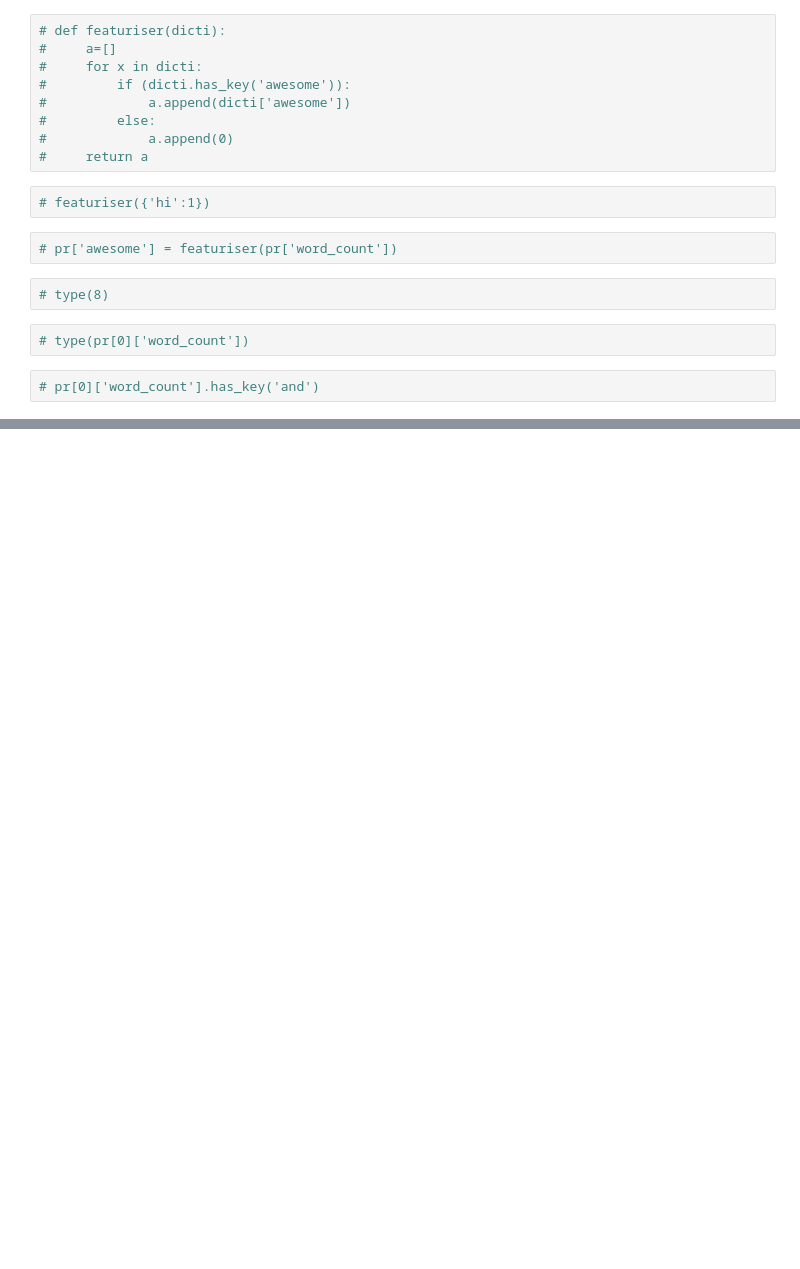
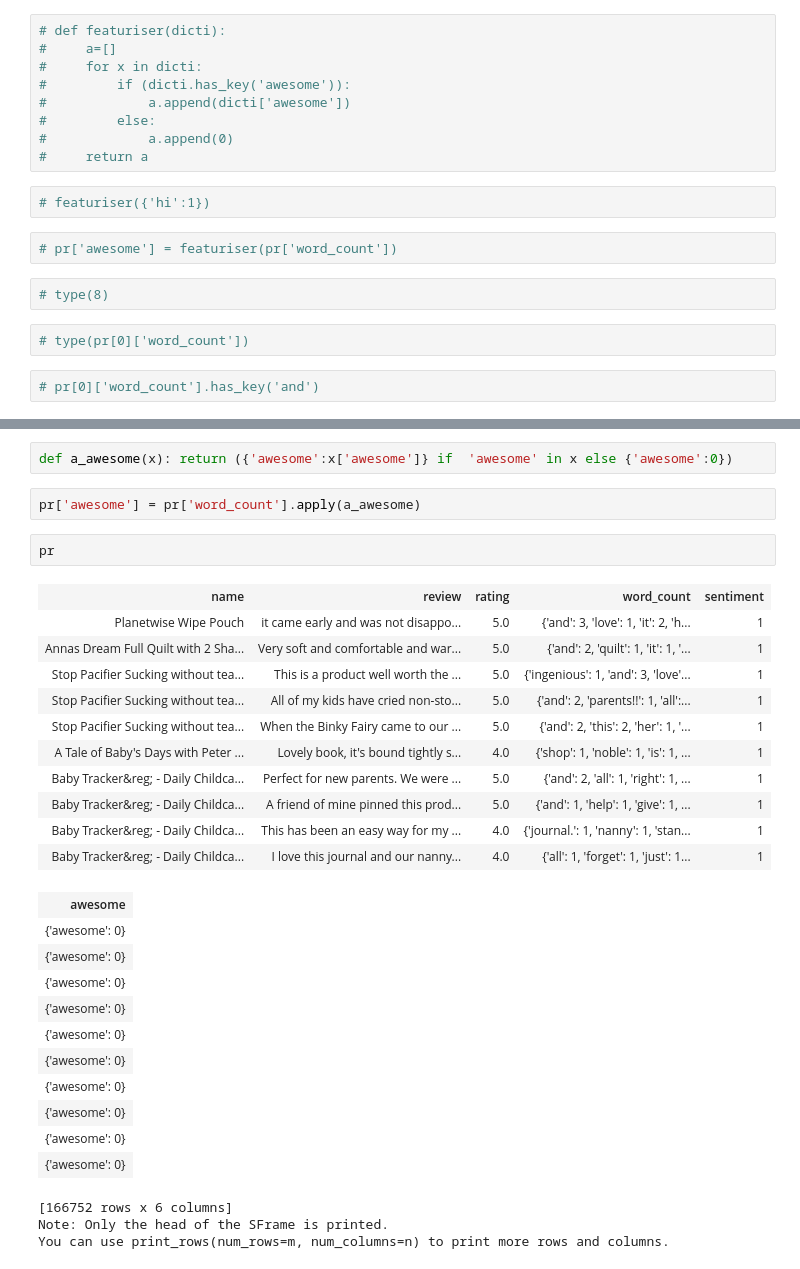
Before and after one commit to mohitiitr/MLwithGRAPHLABCREATE, a Jupyter notebook: Classifier.ipynb, the cells around one changed output, grey strips where cells are left out. Drawn from its saved outputs; the diff is of its cells as text; blank space fills up the shorter version.

```diff
--- a/Classifier.ipynb
+++ b/Classifier.ipynb
@@ -375,0 +382,32 @@ giraffe_review[-4]['review']
+# %%
+def a_awesome(x): return ({'awesome':x['awesome']} if  'awesome' in x else {'awesome':0})
+# %%
+pr['awesome'] = pr['word_count'].apply(a_awesome)
+# %%
+pr
+# %% [output]
+| name | review | rating | word_count | sentiment |
+| Planetwise Wipe Pouch | it came early and was not disappo... | 5.0 | {'and': 3, 'love': 1, 'it': 2, 'h... | 1 |
+| Annas Dream Full Quilt with 2 Sha... | Very soft and comfortable and war... | 5.0 | {'and': 2, 'quilt': 1, 'it': 1, '... | 1 |
+| Stop Pacifier Sucking without tea... | This is a product well worth the ... | 5.0 | {'ingenious': 1, 'and': 3, 'love'... | 1 |
+| Stop Pacifier Sucking without tea... | All of my kids have cried non-sto... | 5.0 | {'and': 2, 'parents!!': 1, 'all':... | 1 |
+| Stop Pacifier Sucking without tea... | When the Binky Fairy came to our ... | 5.0 | {'and': 2, 'this': 2, 'her': 1, '... | 1 |
+| A Tale of Baby's Days with Peter ... | Lovely book, it's bound tightly s... | 4.0 | {'shop': 1, 'noble': 1, 'is': 1, ... | 1 |
+| Baby Tracker&reg; - Daily Childca... | Perfect for new parents. We were ... | 5.0 | {'and': 2, 'all': 1, 'right': 1, ... | 1 |
+| Baby Tracker&reg; - Daily Childca... | A friend of mine pinned this prod... | 5.0 | {'and': 1, 'help': 1, 'give': 1, ... | 1 |
+| Baby Tracker&reg; - Daily Childca... | This has been an easy way for my ... | 4.0 | {'journal.': 1, 'nanny': 1, 'stan... | 1 |
+| Baby Tracker&reg; - Daily Childca... | I love this journal and our nanny... | 4.0 | {'all': 1, 'forget': 1, 'just': 1... | 1 |
+| awesome |
+| {'awesome': 0} |
+| {'awesome': 0} |
+| {'awesome': 0} |
+| {'awesome': 0} |
+| {'awesome': 0} |
+| {'awesome': 0} |
+| {'awesome': 0} |
+| {'awesome': 0} |
+| {'awesome': 0} |
+| {'awesome': 0} |
+[166752 rows x 6 columns]
+Note: Only the head of the SFrame is printed.
+You can use print_rows(num_rows=m, num_columns=n) to print more rows and columns.
```
Also changed, not shown: parts of 6 cells of this notebook.
